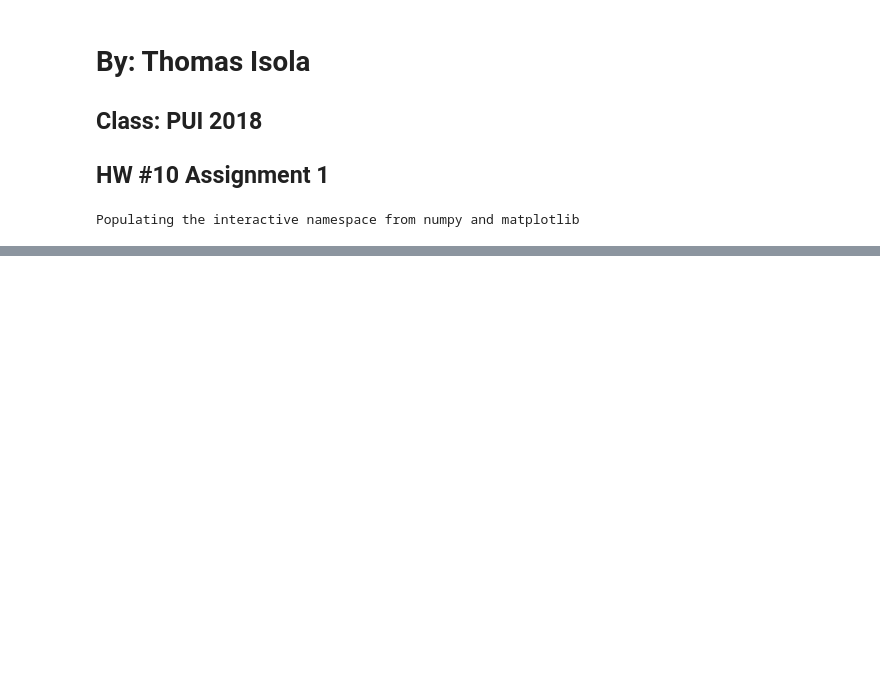
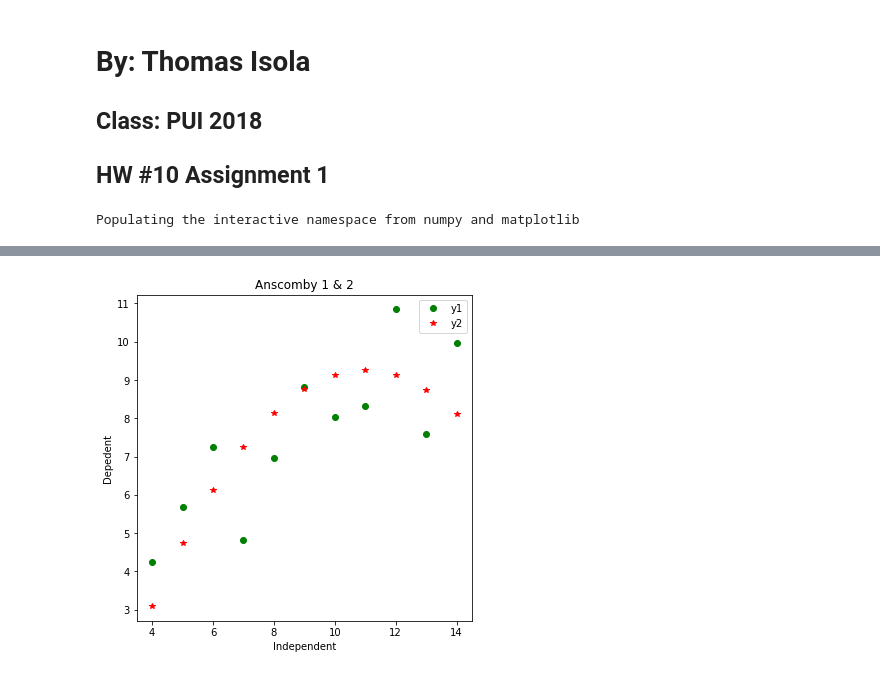
Before and after one commit to tisola/PUI2018_ti582, a Jupyter notebook: HW10_ti582/HW10_A1_TI.ipynb, the cells around one changed output, grey strips where cells are left out. Saved outputs shown, nothing was run; the diff lists cells and outputs as text; code cells hidden in the pictures; blank space fills up the shorter version.

```diff
--- a/HW10_ti582/HW10_A1_TI.ipynb
+++ b/HW10_ti582/HW10_A1_TI.ipynb
@@ -15,3 +18,4 @@ Populating the interactive namespace from numpy and matplotlib
 # %%
-AscURL = 'https://raw.githubusercontent.com/fedhere/PUI2018_fb55/master/Lab9_fb55/Asc.csv'
-df = pd.read_csv(AscURL, header=None, names=['x', 'y1','tmp2', 'y2', 'tmp3', 'tmp4', 'tmp5', 'tmp6'], sep="\t")
+# Download the Asc.csv file from Professor Bianco's Repository
+ascURL = 'https://raw.githubusercontent.com/fedhere/PUI2018_fb55/master/Lab9_fb55/Asc.csv'
+df = pd.read_csv(ascURL, header=None, names=['x', 'y1','tmp2', 'y2', 'tmp3', 'tmp4', 'tmp5', 'tmp6'], sep="\t")
@@ -32,0 +38,3 @@ df
+# %%
+# Sort the values of the dataframe
+df.sort_values(by='x', inplace=True)
@@ -32,0 +57,11 @@ df
+# %%
+# Plot the data
+pl.figure(figsize=(6,6))
+pl.plot(df['x'], df['y1'], 'go', label = 'y1')
+pl.plot(df['x'], df['y2'], 'r*', label = 'y2')
+pl.xlabel('Independent')
+pl.ylabel('Depedent')
+pl.title('Anscomby 1 & 2');
+pl.legend();
+# %% [output]
+[figure, added]
```
Also changed, not shown: parts of 33 cells of this notebook, 4 other files.
